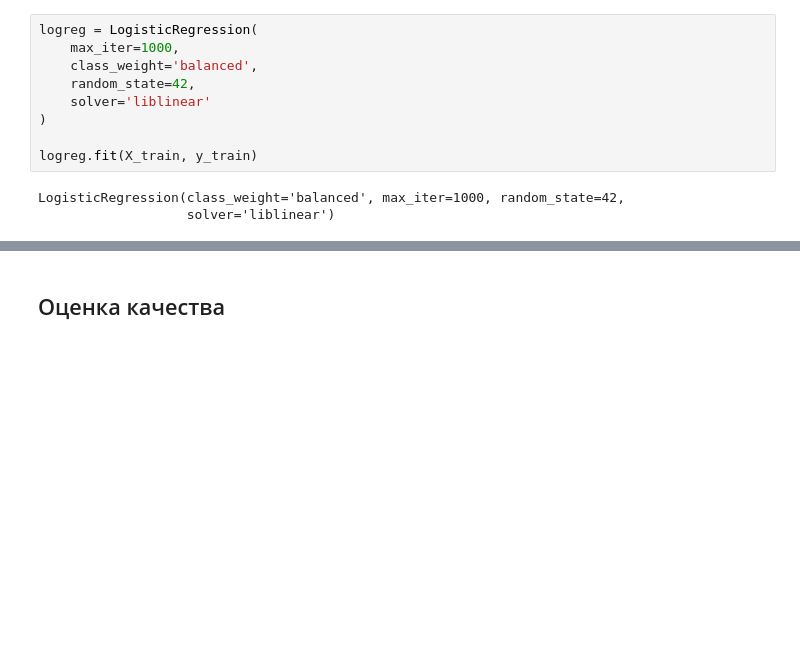
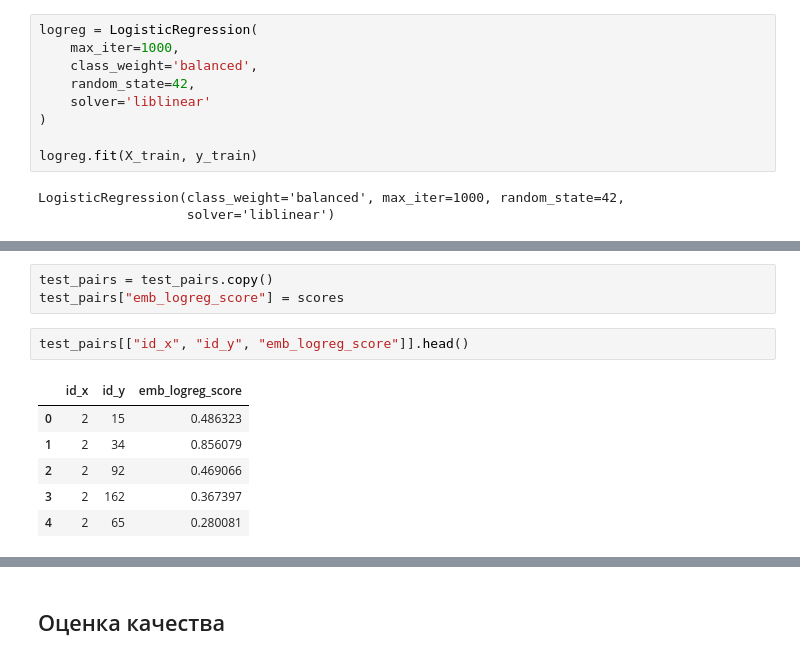
Before and after one commit to KirillTretyakov/thesis, a Jupyter notebook: baseline_new.ipynb, the cells around one changed output, grey strips where cells are left out. Saved outputs shown, nothing was run; the diff lists cells and outputs as text; blank space fills up the shorter version.

```diff
--- a/baseline_new.ipynb
+++ b/baseline_new.ipynb
@@ -466,0 +468,12 @@ top_matches.head(10)
+# %%
+test_pairs = test_pairs.copy()
+test_pairs["emb_logreg_score"] = scores
+# %%
+test_pairs[["id_x", "id_y", "emb_logreg_score"]].head()
+# %% [output]
+|  | id_x | id_y | emb_logreg_score |
+| 0 | 2 | 15 | 0.486323 |
+| 1 | 2 | 34 | 0.856079 |
+| 2 | 2 | 92 | 0.469066 |
+| 3 | 2 | 162 | 0.367397 |
+| 4 | 2 | 65 | 0.280081 |
```
Also changed, not shown: parts of 81 cells of this notebook, 3 other files.
